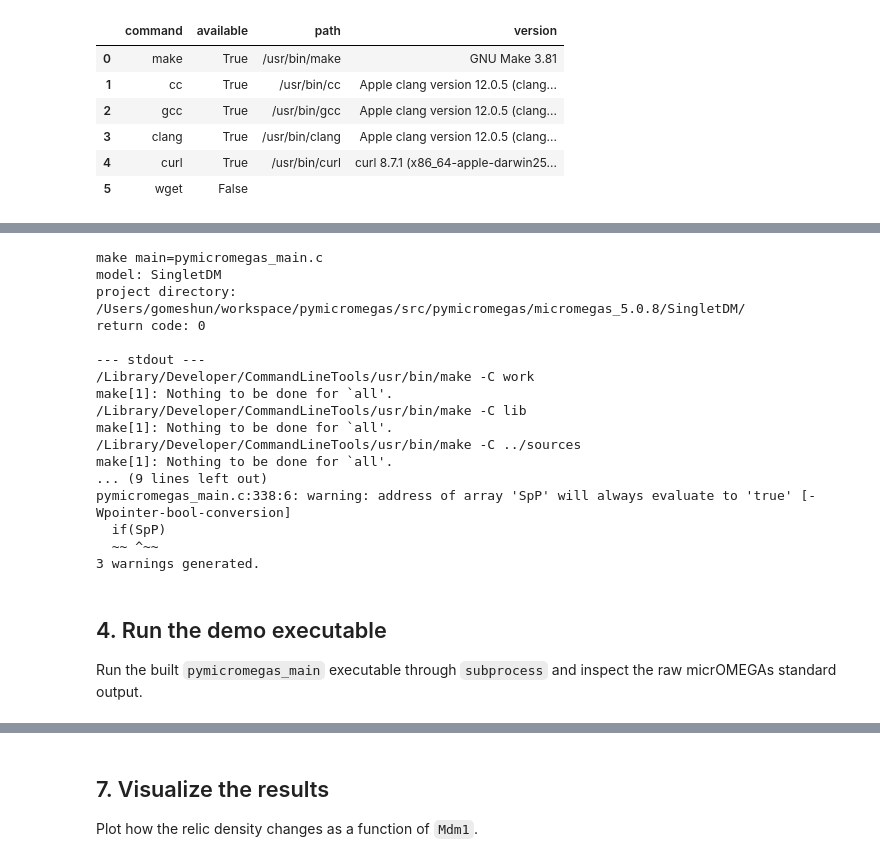
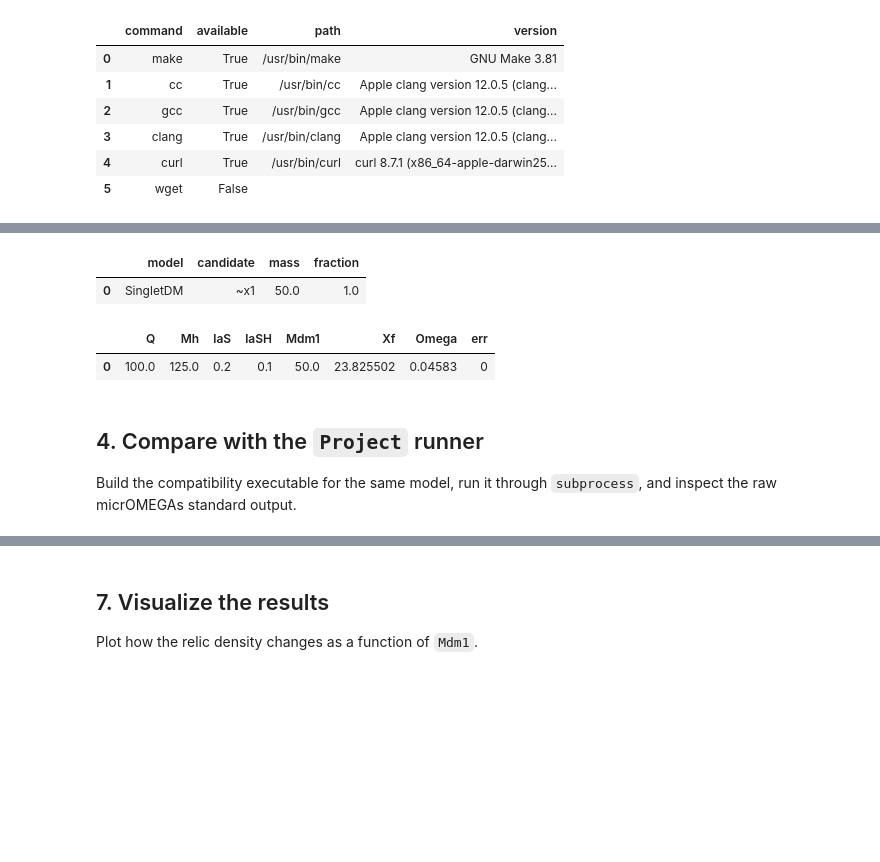
Before and after one commit to gomeshun/pymicromegas, a Jupyter notebook: notebooks/micromegas_demo.ipynb, the cells around one changed output, grey strips where cells are left out. Drawn from its saved outputs; the diff is of its cells as text; code cells hidden in the pictures; blank space fills up the shorter version.

```diff
--- a/notebooks/micromegas_demo.ipynb
+++ b/notebooks/micromegas_demo.ipynb
@@ -122,44 +131,41 @@ Place `pymicromegas_main.c` in the bundled `SingletDM` model and build the demo
 # %%
 MODEL_NAME = "SingletDM"
 PARAMETERS = {
     "Q": 100.0,
     "Mh": 125.0,
     "laS": 0.2,
     "laSH": 0.1,
     "Mdm1": 50.0,
 }
 
-project = Project(MODEL_NAME)
-compile_process = project.compile()
+model = MicrOmegas(MODEL_NAME)
+ctypes_result = model.dark_omega(PARAMETERS)
 
-print(f"model: {MODEL_NAME}")
-print(f"project directory: {project.path}")
-print(f"return code: {compile_process.returncode}")
-print("\n--- stdout ---")
-print((compile_process.stdout or "").strip()[-4000:] or "(no stdout)")
-if compile_process.stderr:
-    print("\n--- stderr ---")
-    print(compile_process.stderr.strip()[-4000:])
+candidate_name = model.lib.pymicromegas_cdm1().decode("UTF-8")
+candidate_mass = model.lib.pymicromegas_mcdm1()
+candidate_fraction = model.lib.pymicromegas_cdm_fraction(1)
+
+metadata_df = pd.DataFrame(
+    [
+        {
+            "model": MODEL_NAME,
+            "candidate": candidate_name,
+            "mass": candidate_mass,
+            "fraction": candidate_fraction,
+        }
+    ]
+)
+result_df = pd.DataFrame([{**PARAMETERS, **ctypes_result}])
+
+display(metadata_df)
+display(result_df)
 # %% [output]
-make main=pymicromegas_main.c
-model: SingletDM
-project directory: /Users/gomeshun/workspace/pymicromegas/src/pymicromegas/micromegas_5.0.8/SingletDM/
-return code: 0
-
---- stdout ---
-/Library/Developer/CommandLineTools/usr/bin/make -C work
-make[1]: Nothing to be done for `all'.
-/Library/Developer/CommandLineTools/usr/bin/make -C lib
-make[1]: Nothing to be done for `all'.
-/Library/Developer/CommandLineTools/usr/bin/make -C ../sources
-make[1]: Nothing to be done for `all'.
-... (9 lines left out)
-pymicromegas_main.c:338:6: warning: address of array 'SpP' will always evaluate to 'true' [-Wpointer-bool-conversion]
-  if(SpP)
-  ~~ ^~~
-3 warnings generated.
+|  | model | candidate | mass | fraction |
+| 0 | SingletDM | ~x1 | 50.0 | 1.0 |
+|  | Q | Mh | laS | laSH | Mdm1 | Xf | Omega | err |
+| 0 | 100.0 | 125.0 | 0.2 | 0.1 | 50.0 | 23.825502 | 0.04583 | 0 |
 # %% [markdown]
-## 4. Run the demo executable
+## 4. Compare with the `Project` runner
 
-Run the built `pymicromegas_main` executable through `subprocess` and inspect the raw micrOMEGAs standard output.
+Build the compatibility executable for the same model, run it through `subprocess`, and inspect the raw micrOMEGAs standard output.
 # %%
```
Also changed, not shown: parts of 9 cells of this notebook, 9 other files.
